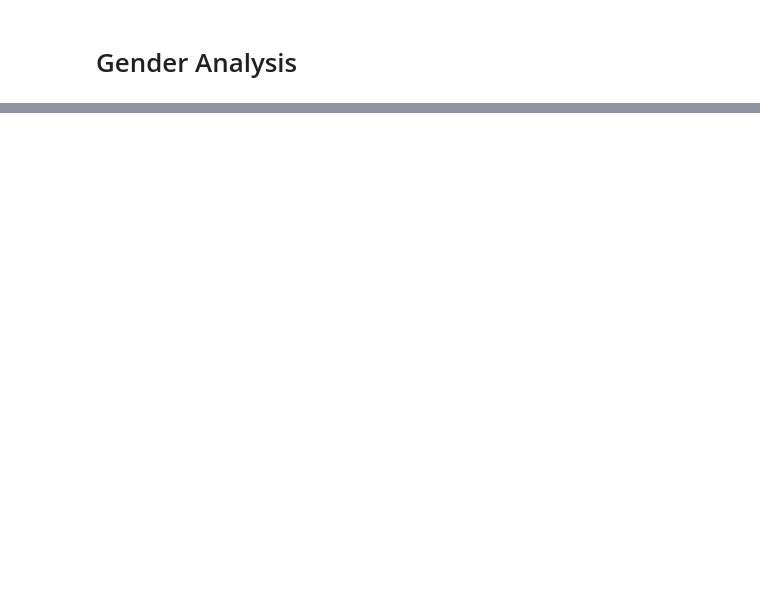
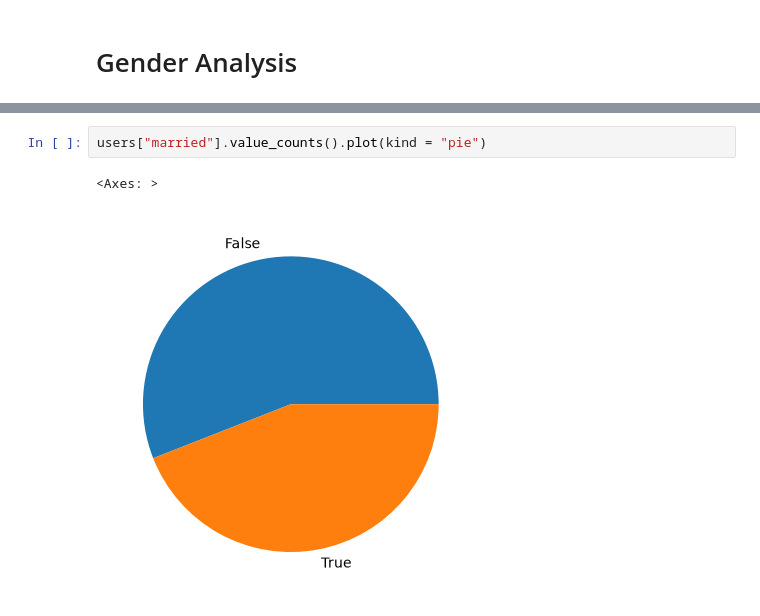
Before and after one commit to anuarsantoyo/TravelTideOct26, a Jupyter notebook: notebooks/EDA.ipynb, the cells around one changed output, grey strips where cells are left out. Cells and saved outputs as stored; diff of their text form; blank space fills up the shorter version.

```diff
--- a/notebooks/EDA.ipynb
+++ b/notebooks/EDA.ipynb
@@ -101,0 +134,5 @@ ImportError: matplotlib is required for plotting when the default backend "matpl
+# %%
+users["married"].value_counts().plot(kind = "pie")
+# %% [output]
+<Axes: >
+[figure, added]
```
Also changed, not shown: parts of 21 cells of this notebook, 1 other file.
